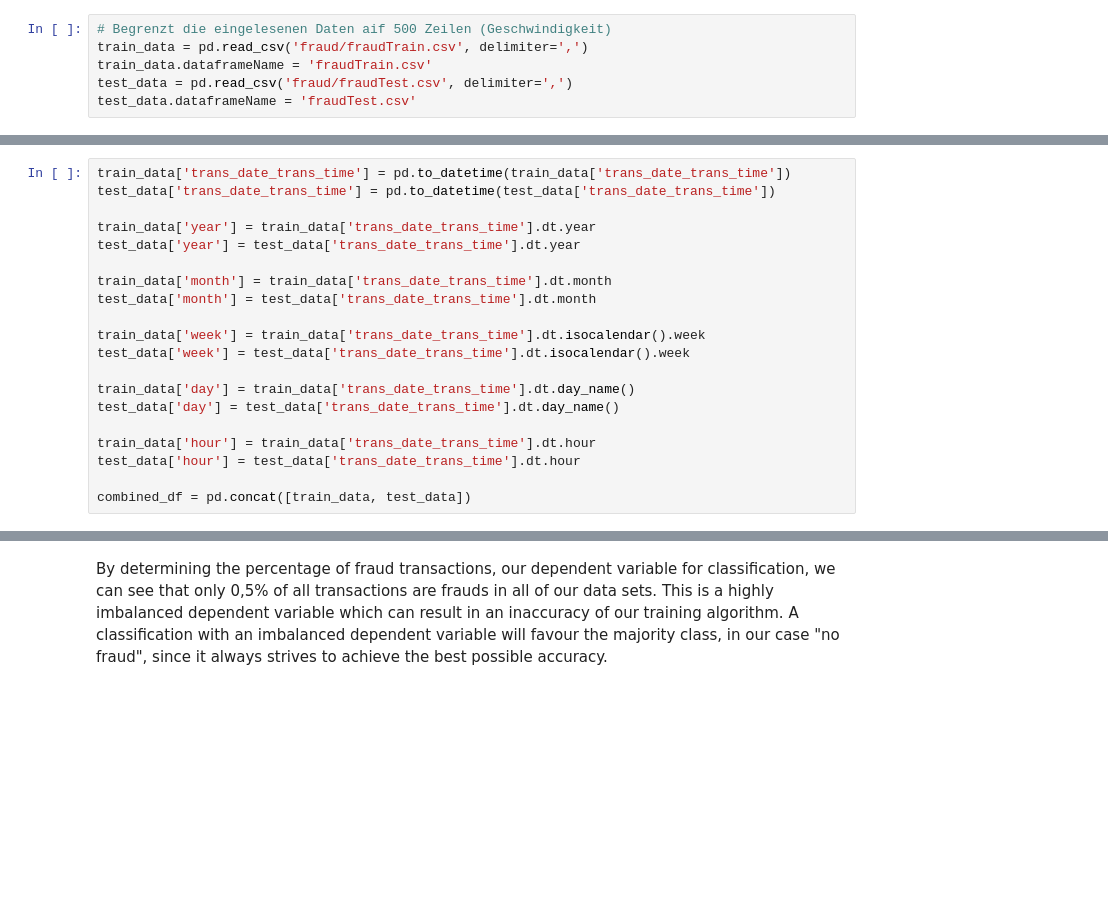
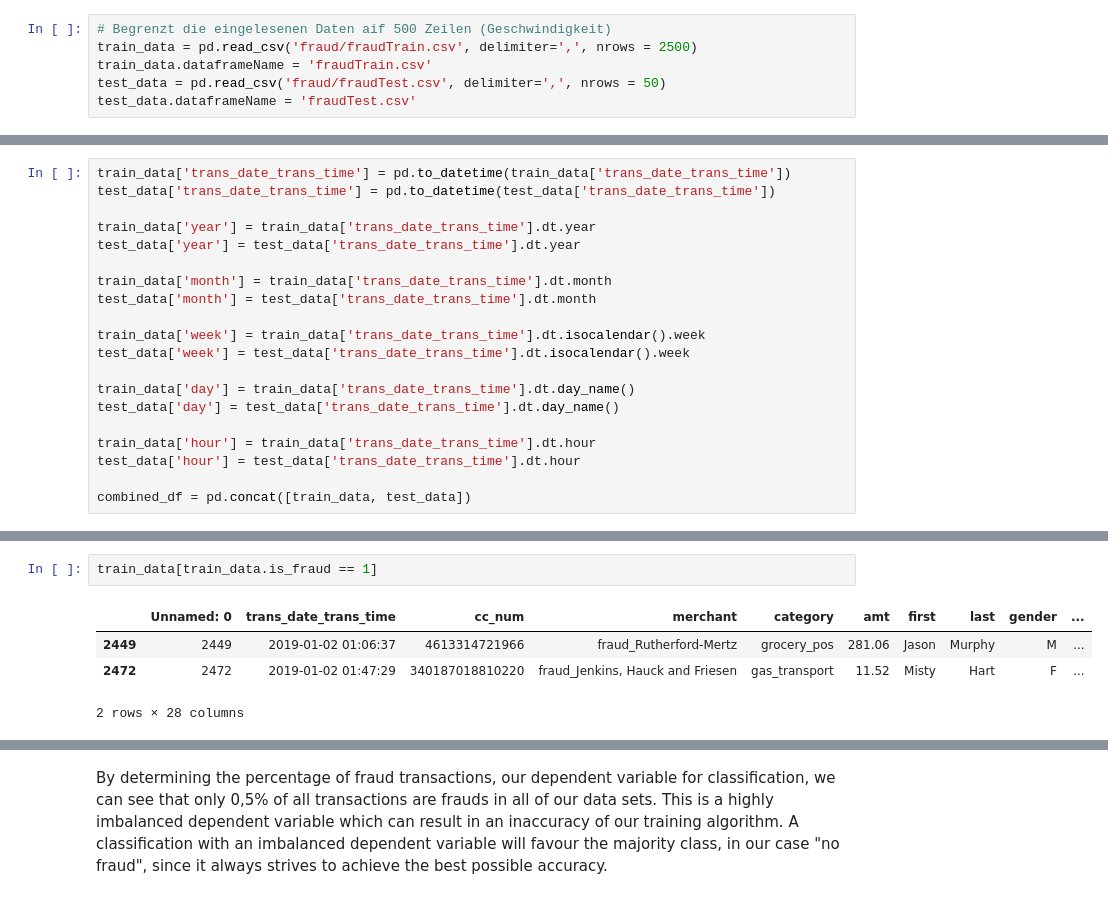
Before and after one commit to ditzlike/emlp_project, a Jupyter notebook: wip_notebook.ipynb, the cells around one changed output, grey strips where cells are left out. Drawn from its saved outputs; the diff is of its cells as text; blank space fills up the shorter version.

```diff
--- a/wip_notebook.ipynb
+++ b/wip_notebook.ipynb
@@ -9,9 +8,9 @@ np.random.seed(1)
 Read in the data from the csv's
 # %%
 # Begrenzt die eingelesenen Daten aif 500 Zeilen (Geschwindigkeit)
-train_data = pd.read_csv('fraud/fraudTrain.csv', delimiter=',')
+train_data = pd.read_csv('fraud/fraudTrain.csv', delimiter=',', nrows = 2500)
 train_data.dataframeName = 'fraudTrain.csv'
-test_data = pd.read_csv('fraud/fraudTest.csv', delimiter=',')
+test_data = pd.read_csv('fraud/fraudTest.csv', delimiter=',', nrows = 50)
 test_data.dataframeName = 'fraudTest.csv'
 # %% [markdown]
 To get to know the data we're dealing with, we will first use the head function to look at its columns and its values. It consists of various columns specifying the transaction (date, credit card number, transaction number, etc.) and columns for the characteristical values of the merchant, such as name, job, gender and detailled geographical information. A binary value determines if the transaction was a fraud.
@@ -151,0 +139,7 @@ ros = RandomOverSampler(random_state=42, sampling_strategy = 'minority')
+# %%
+train_data[train_data.is_fraud == 1]
+# %% [output]
+|  | Unnamed: 0 | trans_date_trans_time | cc_num | merchant | category | amt | first | last | gender | ... |
+| 2449 | 2449 | 2019-01-02 01:06:37 | 4613314721966 | fraud_Rutherford-Mertz | grocery_pos | 281.06 | Jason | Murphy | M | ... |
+| 2472 | 2472 | 2019-01-02 01:47:29 | 340187018810220 | fraud_Jenkins, Hauck and Friesen | gas_transport | 11.52 | Misty | Hart | F | ... |
+2 rows × 28 columns
```
Also changed, not shown: parts of 31 cells of this notebook.
